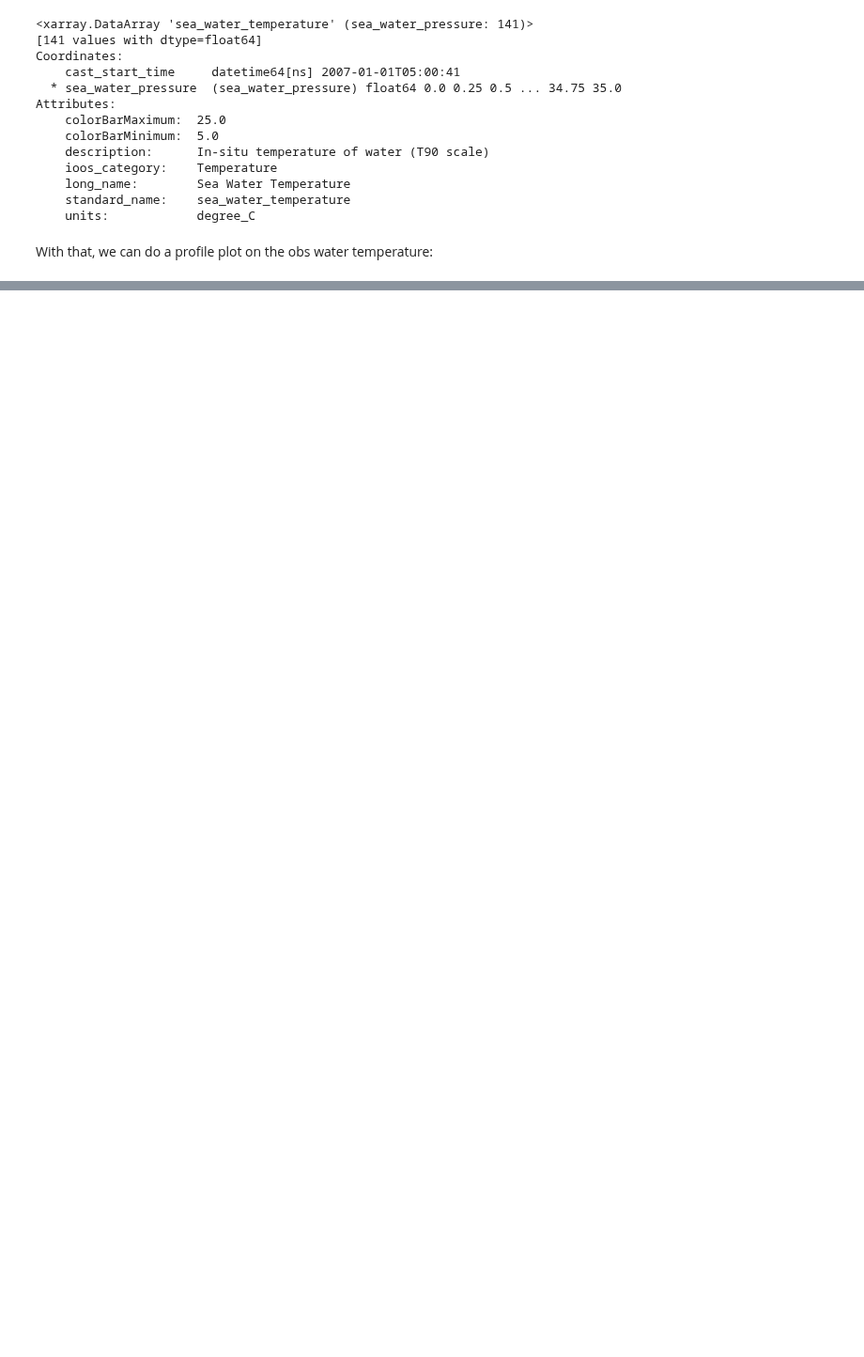
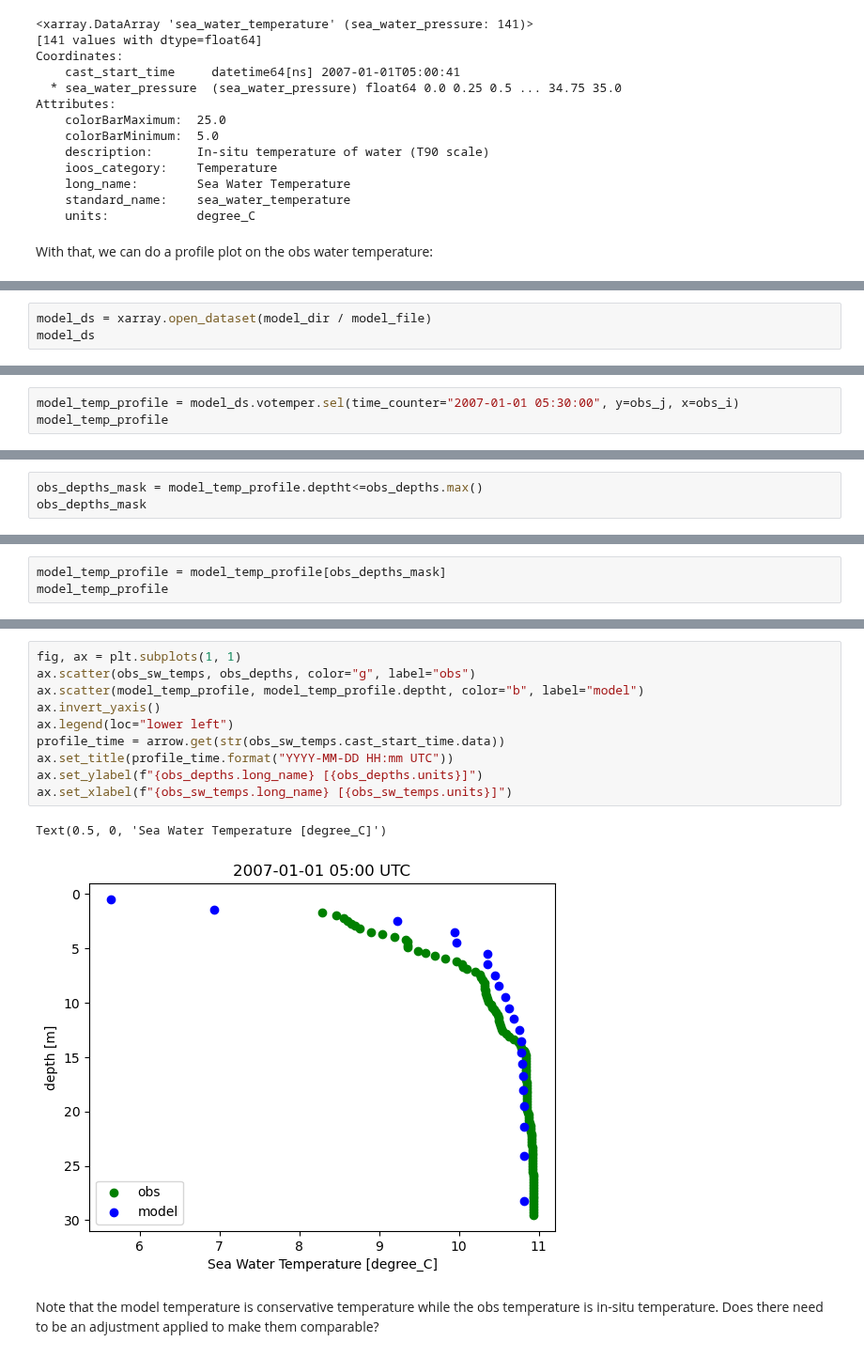
Before and after one commit to SalishSeaCast/analysis-doug, a Jupyter notebook: notebooks/puget_O2/PugetSoundO2ObsExploration.ipynb, the cells around one changed output, grey strips where cells are left out. Shown at 94% size. Saved outputs shown, nothing was run; the diff lists cells and outputs as text; blank space fills up the shorter version.

Commit message:
Add model results profile to Puget Sound O2 notebook

```diff
--- a/notebooks/puget_O2/PugetSoundO2ObsExploration.ipynb
+++ b/notebooks/puget_O2/PugetSoundO2ObsExploration.ipynb
@@ -163,0 +284,3 @@ Text(0.5, 0, 'Sea Water Temperature [degree_C]')
+# %%
+model_ds = xarray.open_dataset(model_dir / model_file)
+model_ds
@@ -163,0 +305,3 @@ Text(0.5, 0, 'Sea Water Temperature [degree_C]')
+# %%
+model_temp_profile = model_ds.votemper.sel(time_counter="2007-01-01 05:30:00", y=obs_j, x=obs_i)
+model_temp_profile
@@ -163,0 +328,3 @@ Text(0.5, 0, 'Sea Water Temperature [degree_C]')
+# %%
+obs_depths_mask = model_temp_profile.deptht<=obs_depths.max()
+obs_depths_mask
@@ -163,0 +345,3 @@ Text(0.5, 0, 'Sea Water Temperature [degree_C]')
+# %%
+model_temp_profile = model_temp_profile[obs_depths_mask]
+model_temp_profile
@@ -163,0 +367,16 @@ Text(0.5, 0, 'Sea Water Temperature [degree_C]')
+# %%
+fig, ax = plt.subplots(1, 1)
+ax.scatter(obs_sw_temps, obs_depths, color="g", label="obs")
+ax.scatter(model_temp_profile, model_temp_profile.deptht, color="b", label="model")
+ax.invert_yaxis()
+ax.legend(loc="lower left")
+profile_time = arrow.get(str(obs_sw_temps.cast_start_time.data))
+ax.set_title(profile_time.format("YYYY-MM-DD HH:mm UTC"))
+ax.set_ylabel(f"{obs_depths.long_name} [{obs_depths.units}]")
+ax.set_xlabel(f"{obs_sw_temps.long_name} [{obs_sw_temps.units}]")
+# %% [output]
+Text(0.5, 0, 'Sea Water Temperature [degree_C]')
+[figure, added]
+# %% [markdown]
+Note that the model temperature is conservative temperature while the obs temperature is in-situ
+temperature. Does there need to be an adjustment applied to make them comparable?
```
Also changed, not shown: parts of 32 cells of this notebook, 1 other file.
